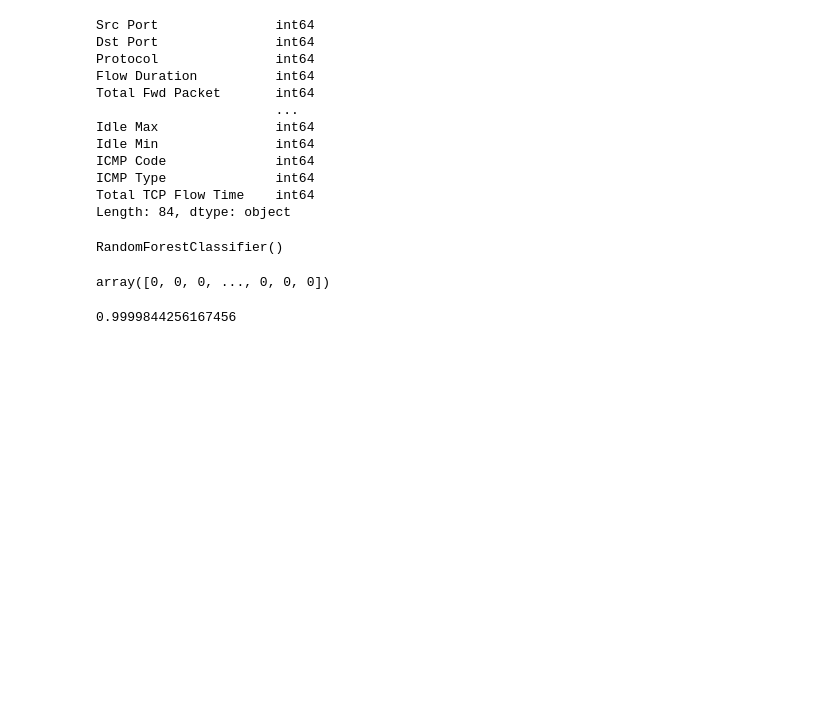
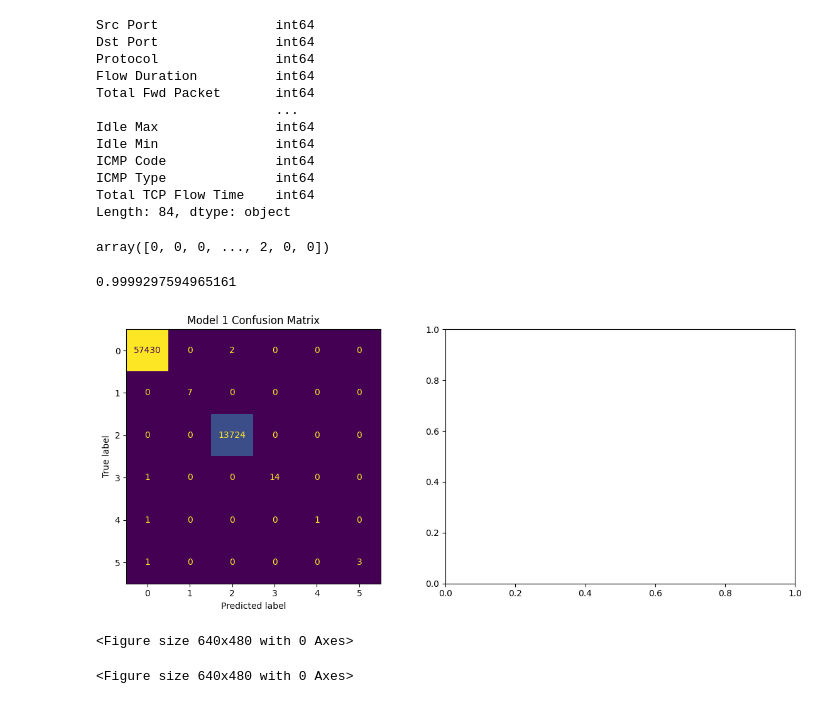
Before and after one commit to AI4ALL-Cyber-Project/GitHub_Pages_Template, a Jupyter notebook: real_model.ipynb, the cells around one changed output. Saved outputs shown, nothing was run; the diff lists cells and outputs as text; code cells hidden in the pictures; blank space fills up the shorter version.

```diff
--- a/real_model.ipynb
+++ b/real_model.ipynb
@@ -43,19 +45,16 @@ ICMP Type              int64
 Total TCP Flow Time    int64
 Length: 84, dtype: object
 # %%
-rf = RandomForestClassifier()
-rf.fit(X_train, y_train)
+rfc1 = RandomForestClassifier().fit(X_train, y_train)
-# %% [output]
-RandomForestClassifier()
 # %%
-rf.predict(X_test)
+rfc1.predict(X_test)
 # %% [output]
-array([0, 0, 0, ..., 0, 0, 0])
+array([0, 0, 0, ..., 2, 0, 0])
 # %%
-y_pred = rf.predict(X_test)
+y_pred = rfc1.predict(X_test)
 accuracy_score(y_test,y_pred)
 # %% [output]
-0.9999844256167456
+0.9999297594965161
 # %%
 from sklearn.model_selection import GridSearchCV
 # %%
@@ -72,0 +82,21 @@ grid_search = GridSearchCV(estimator= rf)
+# %%
+from sklearn.metrics import ConfusionMatrixDisplay
+class_names = encoder.classes_
+cm1 = confusion_matrix(y_test, y_pred)
+#cm2 = confusion_matrix(y_test, y_pred_tuned)
+fig, axes = plt.subplots(1, 2, figsize =(12,5))
+disp1 = ConfusionMatrixDisplay(confusion_matrix = cm1, display_labels = class_names)
+disp1.plot(ax = axes[0], colorbar = False)
+axes[0].set_title("Model 1 Confusion Matrix")
+plt.tight_layout()
+plt.show()
+# %% [output]
+[figure, added]
+# %%
+disp1 = ConfusionMatrixDisplay(confusion_matrix = cm1, display_labels = class_names)
+disp1.plot(ax = axes[0], colorbar = False)
+axes[0].set_title("Model 1 Confusion Matrix")
+plt.tight_layout()
+plt.show()
+# %% [output]
+<Figure size 640x480 with 0 Axes>
@@ -72,0 +107,5 @@ grid_search = GridSearchCV(estimator= rf)
+# %%
+plt.tight_layout()
+plt.show()
+# %% [output]
+<Figure size 640x480 with 0 Axes>
```
Also changed, not shown: parts of 17 cells of this notebook, 2 other files.
